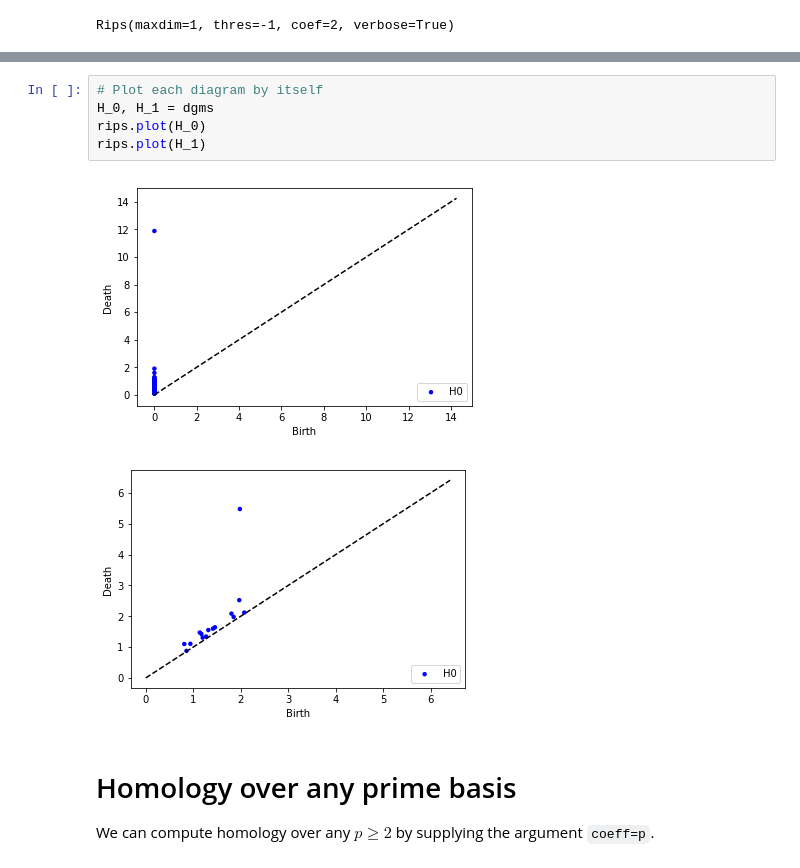
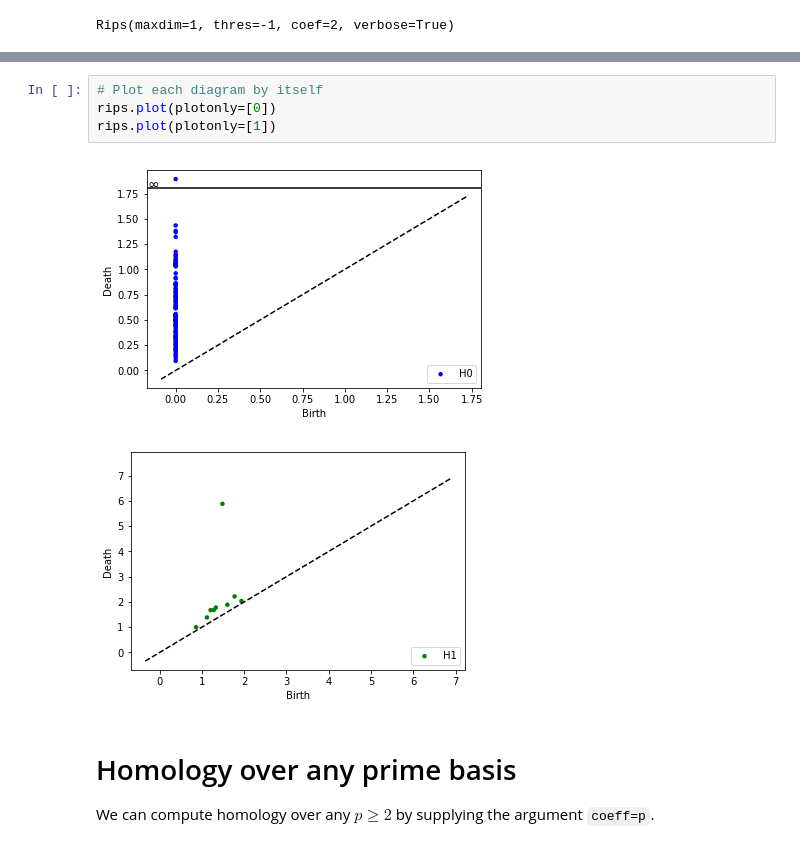
Before and after one commit to Ripser/ripser, a Jupyter notebook: notebooks/Ripser Demonstration.ipynb, the cells around one changed output, grey strips where cells are left out. Drawn from its saved outputs; the diff is of its cells as text.

Commit message:
Dealing better with infinite classes, and updating plots to have an infinity bar above which all of the infinite classes are plotted.  Also updating introductory notebook to reflect these changes

```diff
--- a/notebooks/Ripser Demonstration.ipynb
+++ b/notebooks/Ripser Demonstration.ipynb
@@ -28,11 +31,10 @@ rips.plot()
 # %%
 # Plot each diagram by itself
-H_0, H_1 = dgms
-rips.plot(H_0)
-rips.plot(H_1)
+rips.plot(plotonly=[0])
+rips.plot(plotonly=[1])
 # %% [output]
-[figure, old version]
+[figure, new version]
-[figure, old version]
+[figure, new version]
 # %% [markdown]
 # Homology over any prime basis
 
```
Also changed, not shown: parts of 9 cells of this notebook, 2 other files.
